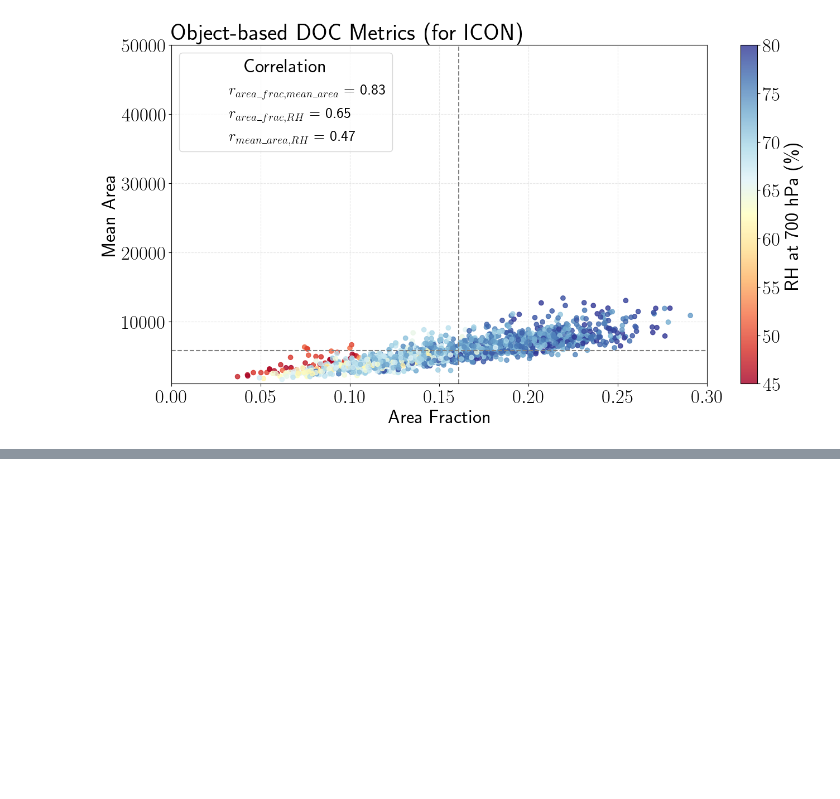
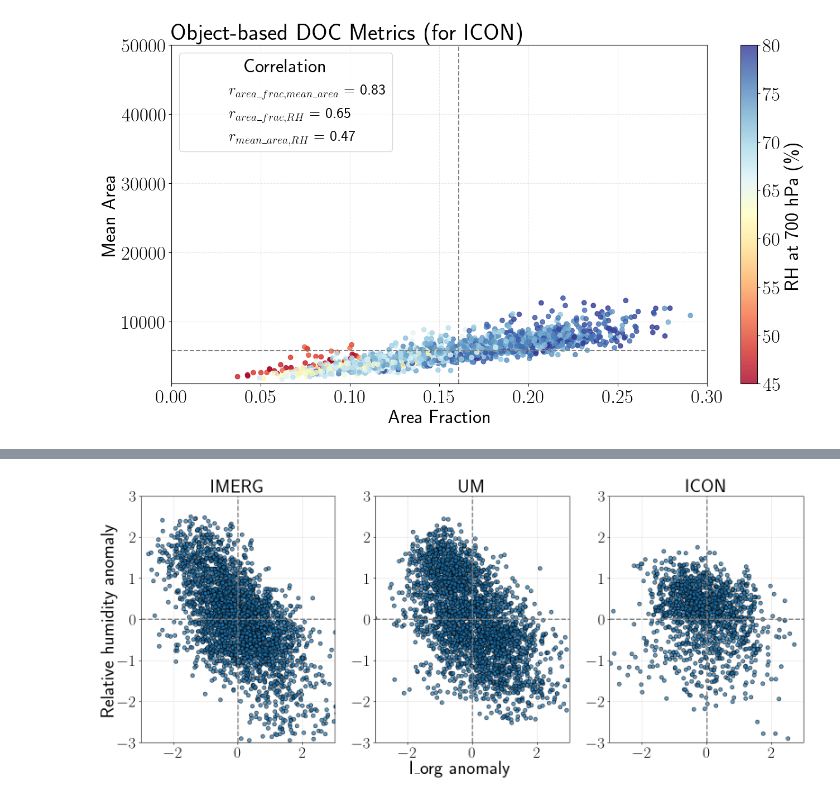
Before and after one commit to 21centuryweather/hk25-AusNode-DOCmeso, a Jupyter notebook: get_metrics/Greeshma/read_metrics.ipynb, the cells around one changed output, grey strips where cells are left out. Drawn from its saved outputs; the diff is of its cells as text; code cells hidden in the pictures; blank space fills up the shorter version.

```diff
--- a/get_metrics/Greeshma/read_metrics.ipynb
+++ b/get_metrics/Greeshma/read_metrics.ipynb
@@ -723,0 +777,12 @@ plt.show()
+# %%
+
+um_iorg = xr.open_dataset(f"{um_path_metrics}/{um_file_iorg}")
+icon_iorg = xr.open_dataset(f"{icon_path_metrics}/{icon_file_iorg}")
+imerg_iorg = xr.open_dataset(f"{imerg_path_metrics}/{imerg_file_iorg}")
+
+
+# Select percentile
+per = 95
+um_iorg = um_iorg[f"i_org_thres_pr_percentiles_{per}"]
+icon_iorg = icon_iorg[f"i_org_thres_pr_percentiles_{per}"]
+imerg_iorg = imerg_iorg[f"i_org_thres_pr_percentiles_{per}"]
@@ -723,0 +796,40 @@ plt.show()
+# %%
+# ICON relative humidity is 6 hourly! so, subset icon iorg to the times in icon reh h
+
+icon_iorg = icon_iorg.sel(time=icon_c.time)
+# %%
+import matplotlib.pyplot as plt
+
+# Standardize each variable (x and y) to compute anomalies
+x_data = [
+    (imerg_iorg - imerg_iorg.mean()) / imerg_iorg.std(),
+    (um_iorg - um_iorg.mean()) / um_iorg.std(),
+    (icon_iorg - icon_iorg.mean()) / icon_iorg.std()
+]
+
+y_data = [
+    (ob_c - ob_c.mean()) / ob_c.std(),
+    (um_c - um_c.mean()) / um_c.std(),
+    (icon_c - icon_c.mean()) / icon_c.std()
+]
+
+titles = ['IMERG', 'UM', 'ICON']
+
+fig, axes = plt.subplots(1, 3, figsize=(16, 7))
+
+for i, ax in enumerate(axes):
+    ax.scatter(x_data[i].values.flatten(), y_data[i].values.flatten(), alpha=0.7, edgecolor='k')
+    ax.set_title(titles[i])
+    ax.set_xlim(-3, 3)  # standard z-score range
+    ax.set_ylim(-3, 3)
+    ax.axhline(0, color='gray', linestyle='--', linewidth=2)
+    ax.axvline(0, color='gray', linestyle='--', linewidth=2)
+
+    ax.grid(True, linestyle='--', alpha=0.5)
+
+plt.tight_layout()
+fig.supxlabel('I_org anomaly', y=0.0001 )
+fig.supylabel('Relative humidity anomaly', x=0.0001)
+plt.show()
+# %% [output]
+[figure, added]
```
Also changed, not shown: parts of 36 cells of this notebook.
